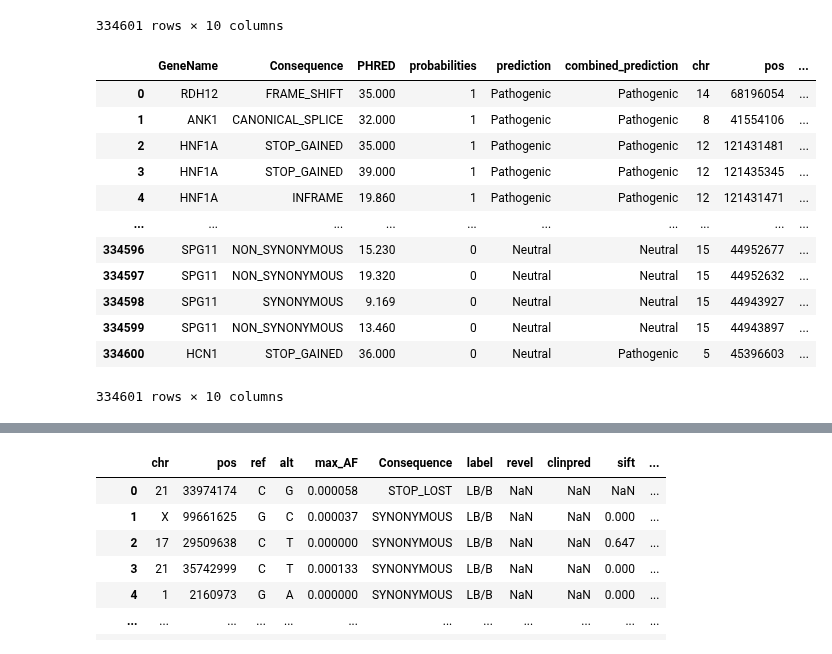
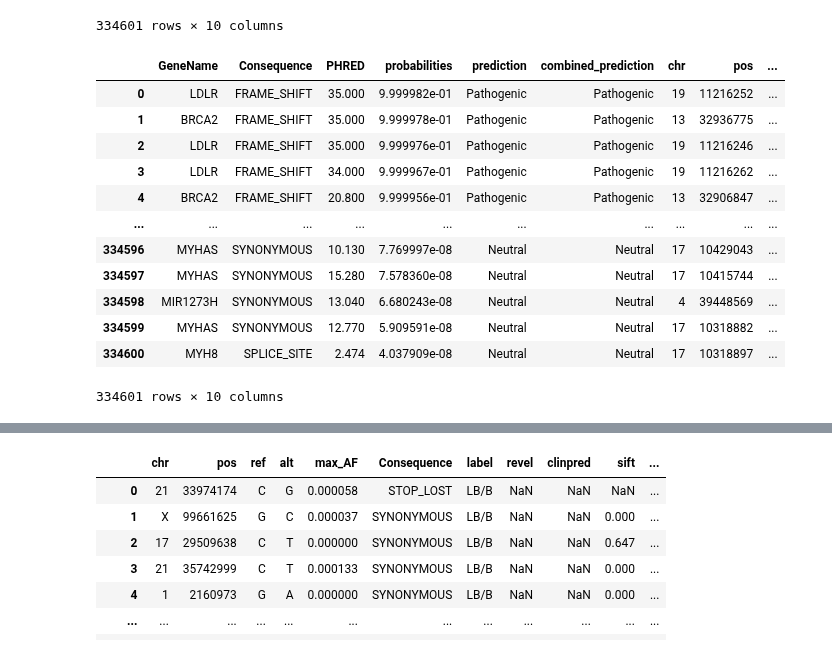
Before and after one commit to SietsmaRJ/dsls_master_thesis, a Jupyter notebook: side_scripts/Model_training.ipynb, the cells around one changed output, grey strips where cells are left out. Saved outputs shown, nothing was run; the diff lists cells and outputs as text; code cells hidden in the pictures.

```diff
--- a/side_scripts/Model_training.ipynb
+++ b/side_scripts/Model_training.ipynb
@@ -224,26 +262,26 @@ train_original
 | 334600 | 17 | 10419849 | T | C | MYHAS | SYNONYMOUS | 10.040 | 1.227600e-07 | Neutral | ... |
 334601 rows × 10 columns
 # %%
-train_new = pd.read_csv('/home/rjsietsma/PycharmProjects/dsls_master_thesis/side_scripts/test_output/train_results_v2.txt',
+train_new = pd.read_csv('./datafiles/train_results_v4.txt.gz', compression='gzip',
                        sep='\t', low_memory=False)
 important_info = train_new['chr_pos_ref_alt'].str.split("_", expand=True)
 train_new['chr'] = important_info[0]
 train_new['pos'] = important_info[1].astype(np.int64)
 train_new['ref'] = important_info[2]
 train_new['alt'] = important_info[3]
 train_new.drop(columns=['chr_pos_ref_alt'], inplace=True)
 train_new
 # %% [output]
 |  | GeneName | Consequence | PHRED | probabilities | prediction | combined_prediction | chr | pos | ... |
-| 0 | RDH12 | FRAME_SHIFT | 35.000 | 1 | Pathogenic | Pathogenic | 14 | 68196054 | ... |
-| 1 | ANK1 | CANONICAL_SPLICE | 32.000 | 1 | Pathogenic | Pathogenic | 8 | 41554106 | ... |
-| 2 | HNF1A | STOP_GAINED | 35.000 | 1 | Pathogenic | Pathogenic | 12 | 121431481 | ... |
-| 3 | HNF1A | STOP_GAINED | 39.000 | 1 | Pathogenic | Pathogenic | 12 | 121435345 | ... |
-| 4 | HNF1A | INFRAME | 19.860 | 1 | Pathogenic | Pathogenic | 12 | 121431471 | ... |
+| 0 | LDLR | FRAME_SHIFT | 35.000 | 9.999982e-01 | Pathogenic | Pathogenic | 19 | 11216252 | ... |
+| 1 | BRCA2 | FRAME_SHIFT | 35.000 | 9.999978e-01 | Pathogenic | Pathogenic | 13 | 32936775 | ... |
+| 2 | LDLR | FRAME_SHIFT | 35.000 | 9.999976e-01 | Pathogenic | Pathogenic | 19 | 11216246 | ... |
+| 3 | LDLR | FRAME_SHIFT | 34.000 | 9.999967e-01 | Pathogenic | Pathogenic | 19 | 11216262 | ... |
+| 4 | BRCA2 | FRAME_SHIFT | 20.800 | 9.999956e-01 | Pathogenic | Pathogenic | 13 | 32906847 | ... |
 | ... | ... | ... | ... | ... | ... | ... | ... | ... | ... |
-| 334596 | SPG11 | NON_SYNONYMOUS | 15.230 | 0 | Neutral | Neutral | 15 | 44952677 | ... |
-| 334597 | SPG11 | NON_SYNONYMOUS | 19.320 | 0 | Neutral | Neutral | 15 | 44952632 | ... |
-| 334598 | SPG11 | SYNONYMOUS | 9.169 | 0 | Neutral | Neutral | 15 | 44943927 | ... |
-| 334599 | SPG11 | NON_SYNONYMOUS | 13.460 | 0 | Neutral | Neutral | 15 | 44943897 | ... |
-| 334600 | HCN1 | STOP_GAINED | 36.000 | 0 | Neutral | Pathogenic | 5 | 45396603 | ... |
+| 334596 | MYHAS | SYNONYMOUS | 10.130 | 7.769997e-08 | Neutral | Neutral | 17 | 10429043 | ... |
+| 334597 | MYHAS | SYNONYMOUS | 15.280 | 7.578360e-08 | Neutral | Neutral | 17 | 10415744 | ... |
+| 334598 | MIR1273H | SYNONYMOUS | 13.040 | 6.680243e-08 | Neutral | Neutral | 4 | 39448569 | ... |
+| 334599 | MYHAS | SYNONYMOUS | 12.770 | 5.909591e-08 | Neutral | Neutral | 17 | 10318882 | ... |
+| 334600 | MYH8 | SPLICE_SITE | 2.474 | 4.037909e-08 | Neutral | Neutral | 17 | 10318897 | ... |
 334601 rows × 10 columns
```
Also changed, not shown: parts of 28 cells of this notebook, 13 other files.
